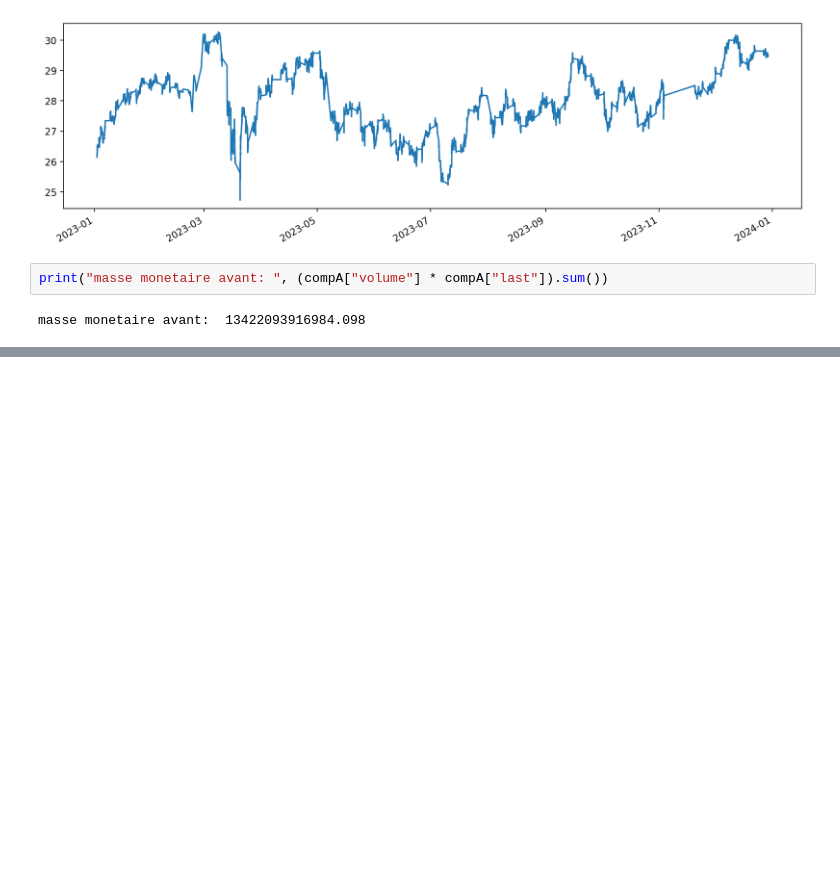
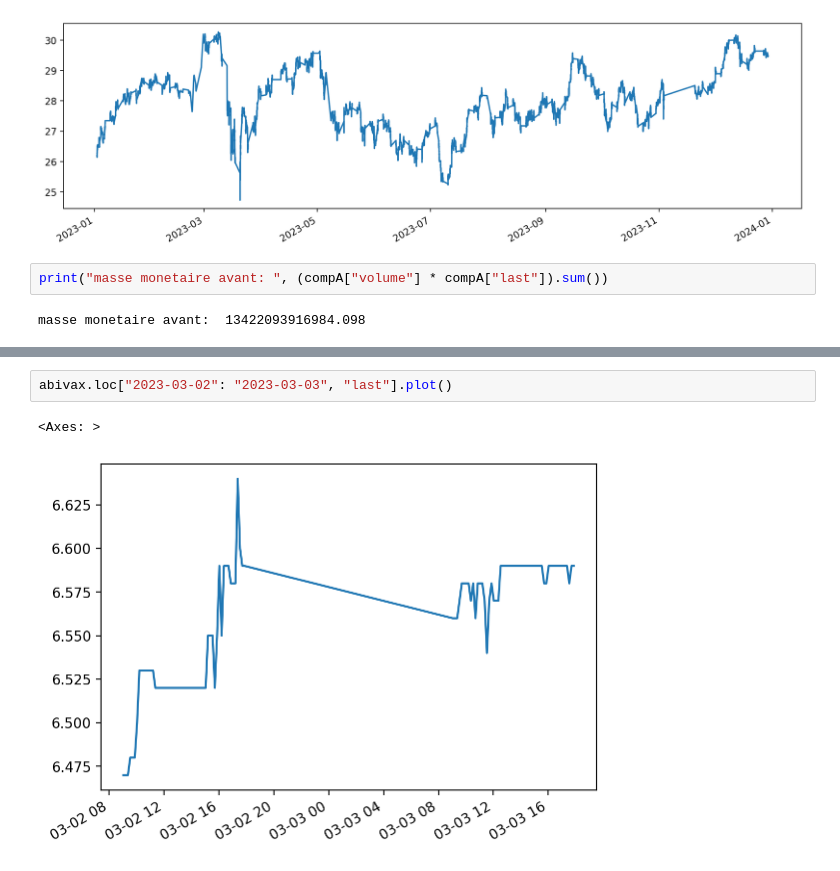
Before and after one commit to sankBalde/BigData, a Jupyter notebook: Notebooks/filter_data.ipynb, the cells around one changed output, grey strips where cells are left out. Drawn from its saved outputs; the diff is of its cells as text; blank space fills up the shorter version.

```diff
--- a/Notebooks/filter_data.ipynb
+++ b/Notebooks/filter_data.ipynb
@@ -252,0 +319,5 @@ masse monetaire avant:  13422093916984.098
+# %%
+abivax.loc["2023-03-02": "2023-03-03", "last"].plot()
+# %% [output]
+<Axes: >
+[figure, added]
```
Also changed, not shown: parts of 18 cells of this notebook.
